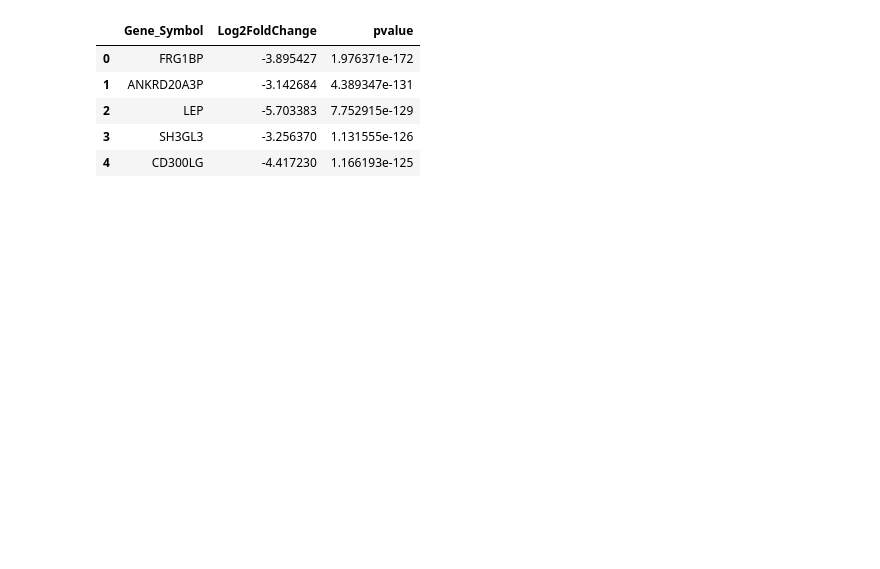
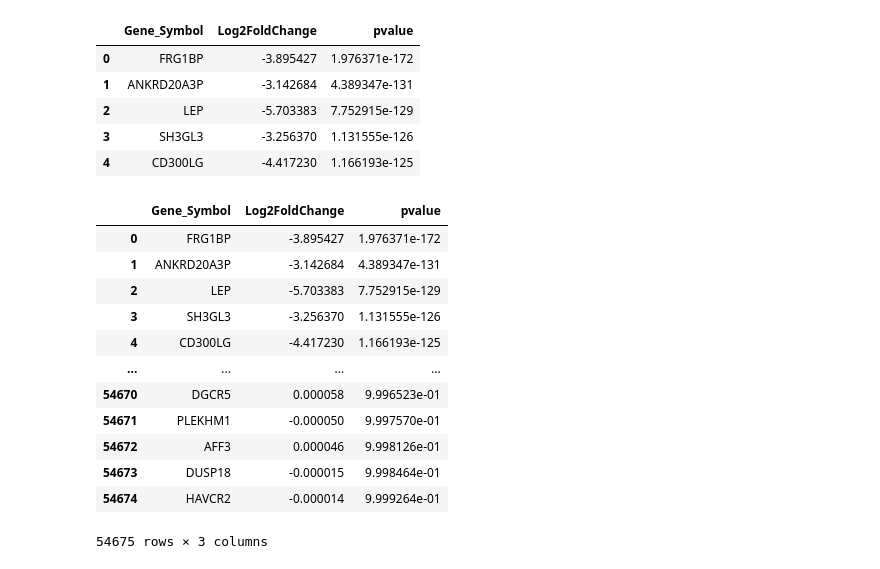
Before and after one commit to AlexWei21/Breast-Cancer-Gene-Regulatory-Network-and-Risk-Prediction, a Jupyter notebook: Code/GDE_Data_Translation.ipynb, the cells around one changed output. Saved outputs shown, nothing was run; the diff lists cells and outputs as text; code cells hidden in the pictures; blank space fills up the shorter version.

```diff
--- a/Code/GDE_Data_Translation.ipynb
+++ b/Code/GDE_Data_Translation.ipynb
@@ -60,3 +81,19 @@ GDE_Gene_Symbol.head()
 | 4 | CD300LG | -4.417230 | 1.166193e-125 |
 # %%
 GDE_Gene_Symbol.to_csv('../Data/GDE_Gene_Symbol.csv')
+# %%
+GDE_Gene_Symbol
+# %% [output]
+|  | Gene_Symbol | Log2FoldChange | pvalue |
+| 0 | FRG1BP | -3.895427 | 1.976371e-172 |
+| 1 | ANKRD20A3P | -3.142684 | 4.389347e-131 |
+| 2 | LEP | -5.703383 | 7.752915e-129 |
+| 3 | SH3GL3 | -3.256370 | 1.131555e-126 |
+| 4 | CD300LG | -4.417230 | 1.166193e-125 |
+| ... | ... | ... | ... |
+| 54670 | DGCR5 | 0.000058 | 9.996523e-01 |
+| 54671 | PLEKHM1 | -0.000050 | 9.997570e-01 |
+| 54672 | AFF3 | 0.000046 | 9.998126e-01 |
+| 54673 | DUSP18 | -0.000015 | 9.998464e-01 |
+| 54674 | HAVCR2 | -0.000014 | 9.999264e-01 |
+54675 rows × 3 columns
```
Also changed, not shown: parts of 3 cells of this notebook, 3 other files.
